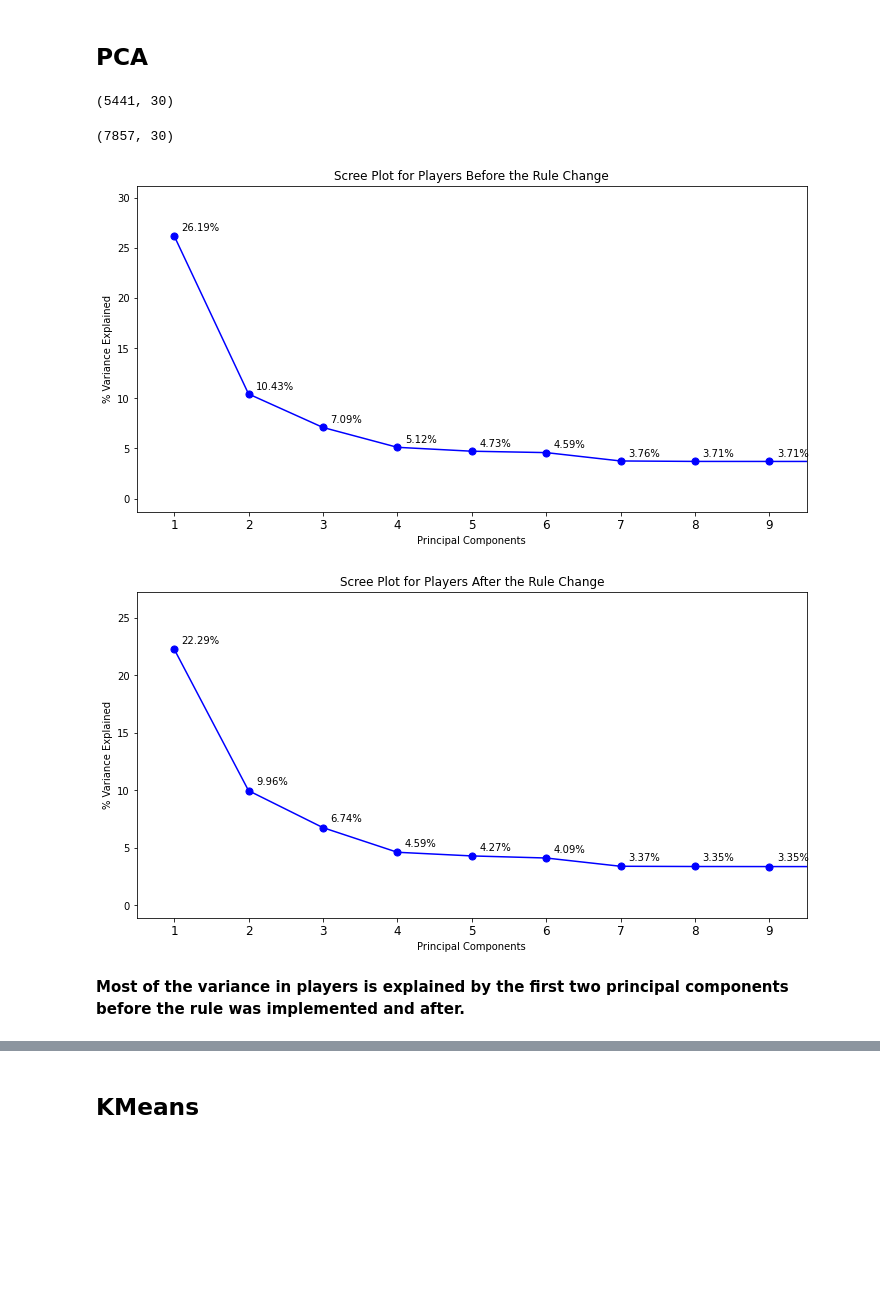
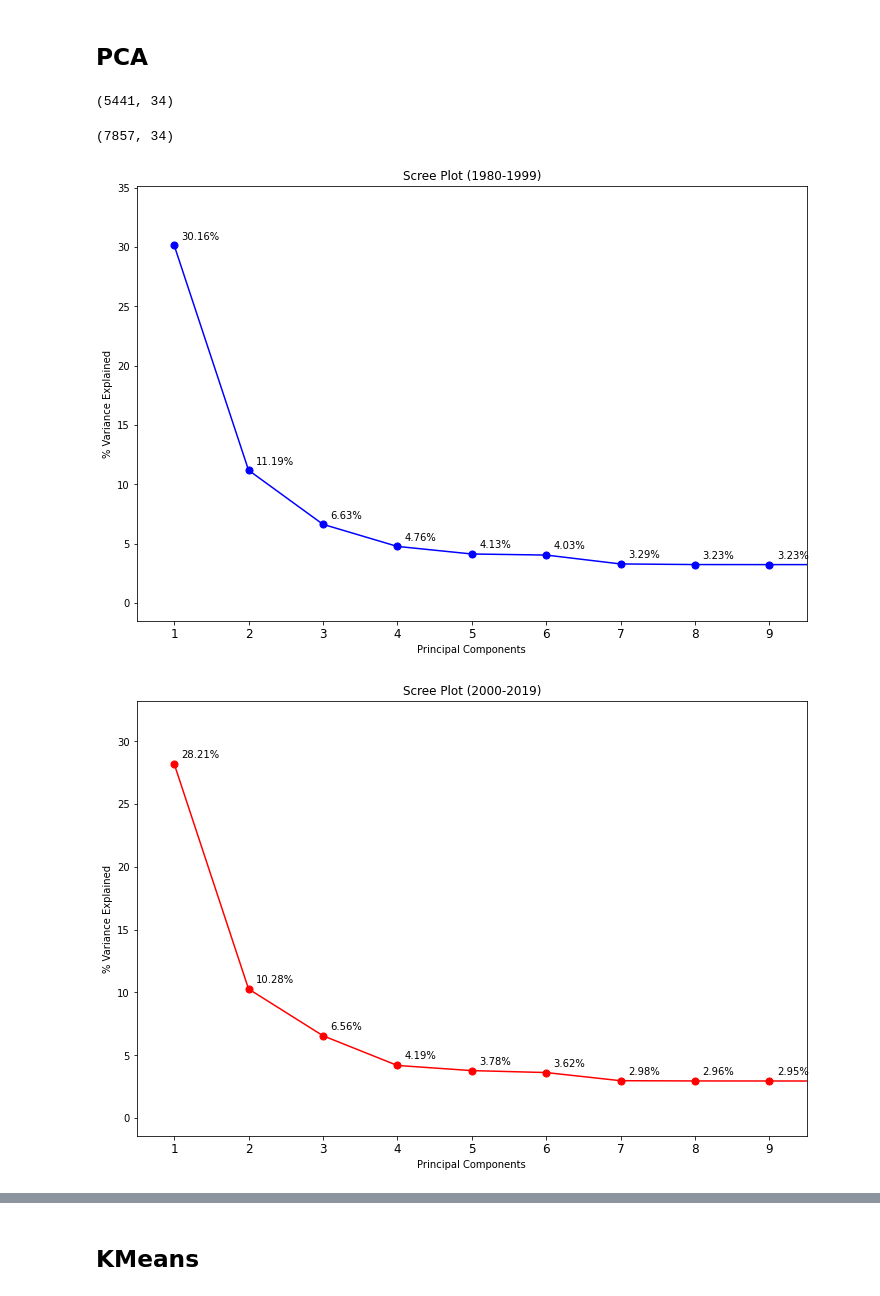
Before and after one commit to kaciewebster/nba-player-clustering, a Jupyter notebook: src/nba-player.ipynb, the cells around one changed output, grey strips where cells are left out. Saved outputs shown, nothing was run; the diff lists cells and outputs as text; code cells hidden in the pictures; blank space fills up the shorter version.

```diff
--- a/src/nba-player.ipynb
+++ b/src/nba-player.ipynb
@@ -326,22 +289,22 @@ __The 3-point line was implemented in 1980, so players from the early 1980's wer
 # %% [markdown]
 ## PCA
 # %%
-X_pre = np.array(pre_rule[['G', 'MP', 'FG%', '3P%', '2P%', 'eFG%', 'FT%', 'TRB', 'AST', 'STL', 'BLK', 'TOV', 'PF', 'PTS', 'Pos_C',
+X_pre = np.array(pre_rule[['FGA', 'FG%', '3PA', '3P%', '2PA', '2P%', 'eFG%', 'FTA', 'FT%', 'ORB', 'DRB', 'TRB', 'AST', 'STL', 'BLK', 'TOV', 'PF', 'PTS', 'Pos_C',
        'Pos_C-PF', 'Pos_C-SF', 'Pos_PF', 'Pos_PF-C', 'Pos_PF-SF', 'Pos_PG',
        'Pos_PG-SF', 'Pos_PG-SG', 'Pos_SF', 'Pos_SF-PF', 'Pos_SF-SG', 'Pos_SG',
        'Pos_SG-PF', 'Pos_SG-PG', 'Pos_SG-SF']])
-X_post = np.array(post_rule[['G', 'MP', 'FG%', '3P%', '2P%', 'eFG%', 'FT%', 'TRB', 'AST', 'STL', 'BLK', 'TOV', 'PF', 'PTS', 'Pos_C',
+X_post = np.array(post_rule[['FGA', 'FG%', '3PA', '3P%', '2PA', '2P%', 'eFG%', 'FTA', 'FT%', 'ORB', 'DRB', 'TRB', 'AST', 'STL', 'BLK', 'TOV', 'PF', 'PTS', 'Pos_C',
        'Pos_C-PF', 'Pos_C-SF', 'Pos_PF', 'Pos_PF-C', 'Pos_PF-SF', 'Pos_PG',
        'Pos_PG-SF', 'Pos_PG-SG', 'Pos_SF', 'Pos_SF-PF', 'Pos_SF-SG', 'Pos_SG',
        'Pos_SG-PF', 'Pos_SG-PG', 'Pos_SG-SF']])
 # %%
 X_pre.shape
 # %% [output]
-(5441, 30)
+(5441, 34)
 # %%
 X_post.shape
 # %% [output]
-(7857, 30)
+(7857, 34)
 # %%
 # Scales data.
 scaled_pre = StandardScaler().fit_transform(X_pre)
@@ -351,42 +314,42 @@ scaled_post = StandardScaler().fit_transform(X_post)
 pca_pre = PCA().fit(scaled_pre)
 pca_post = PCA().fit(scaled_post)
 # %%
-fig, ax = plt.subplots(figsize=(12, 6))
+fig, ax = plt.subplots(figsize=(12, 8))
 
 num_components = pca_pre.n_components_
 idx = np.arange(num_components)
 vals = pca_pre.explained_variance_ratio_*100
 
 ax.plot(idx, vals, color='blue')
 ax.scatter(idx, vals, color='blue', s=50)
 
 for i in range(9):
     ax.annotate(r"{:2.2f}%".format(vals[i]), (idx[i]+0.1, vals[i]+0.5))
 
-ax.set_title('Scree Plot for Players Before the Rule Change')
+ax.set_title('Scree Plot (1980-1999)')
 ax.set_xlabel('Principal Components')
 ax.set_ylabel('% Variance Explained')
 
 ax.set_xticklabels(idx+1, fontsize=12)
 ax.set_xticks(np.arange(9))
 ax.set_xlim(left=0-0.5, right=8+0.5)
 ax.set_ylim(top=max(vals)+5);
 # %% [output]
-[figure, old version]
+[figure, new version]
 # %%
-fig, ax = plt.subplots(figsize=(12, 6))
+fig, ax = plt.subplots(figsize=(12, 8))
 
 num_components = pca_post.n_components_
 idx = np.arange(num_components)
 vals = pca_post.explained_variance_ratio_*100
 
-ax.plot(idx, vals, color='blue')
-ax.scatter(idx, vals, color='blue', s=50)
+ax.plot(idx, vals, color='red')
+ax.scatter(idx, vals, color='red', s=50)
 
 for i in range(9):
     ax.annotate(r"{:2.2f}%".format(vals[i]), (idx[i]+0.1, vals[i]+0.5))
 
-ax.set_title('Scree Plot for Players After the Rule Change')
+ax.set_title('Scree Plot (2000-2019)')
 ax.set_xlabel('Principal Components')
 ax.set_ylabel('% Variance Explained')
 
@@ -395,9 +358,7 @@ ax.set_xticks(np.arange(9))
 ax.set_xlim(left=0-0.5, right=8+0.5)
 ax.set_ylim(top=max(vals)+5);
 # %% [output]
-[figure, old version]
+[figure, new version]
-# %% [markdown]
-__Most of the variance in players is explained by the first two principal components before the rule was implemented and after.__
 # %%
 # Creates two PCA models with only two the first two principal components.
 pre_2_comp = PCA(n_components=2).fit_transform(scaled_pre)
```
Also changed, not shown: parts of 69 cells of this notebook.
